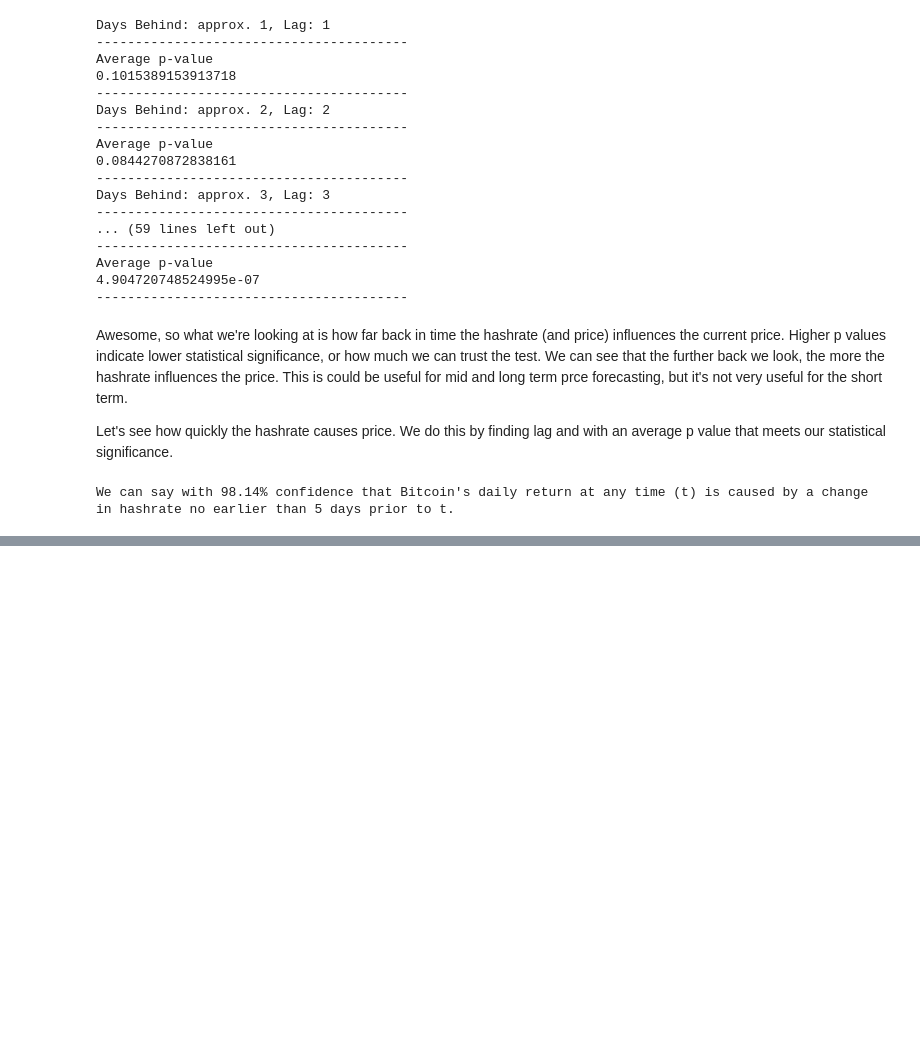
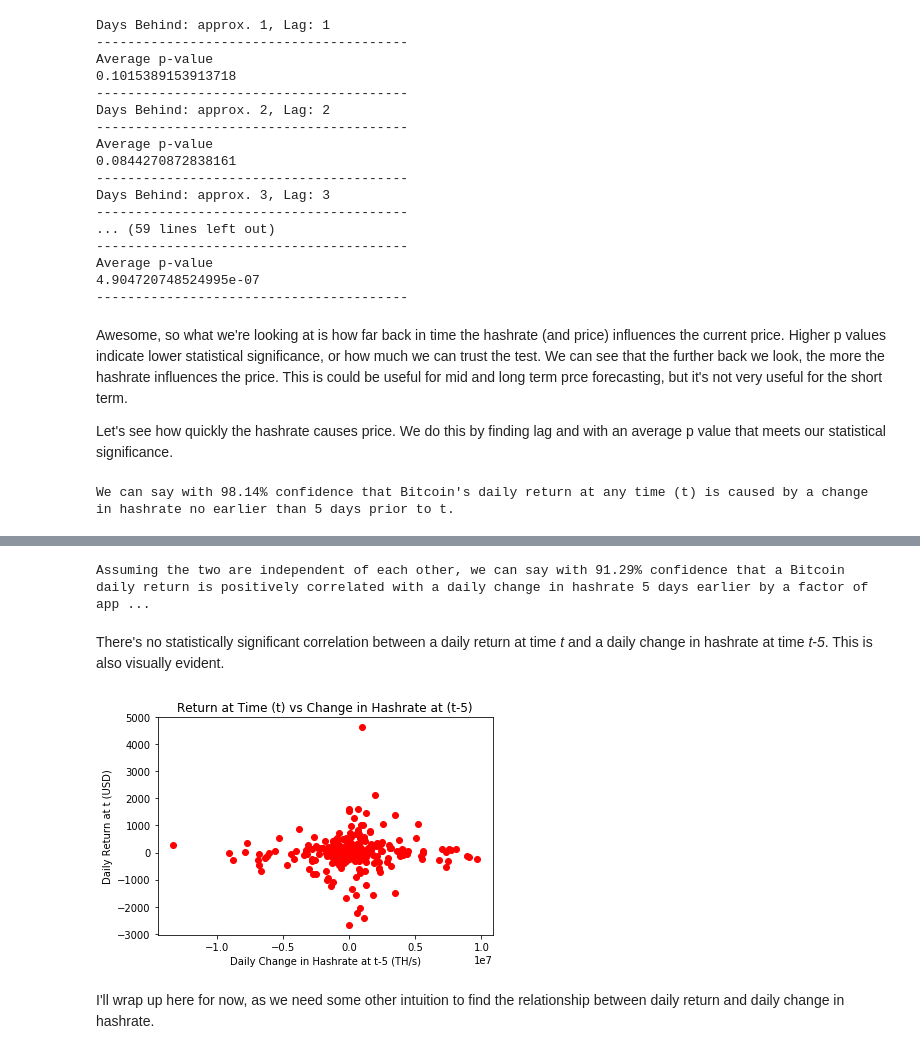
Before and after one commit to aunyks/btc-price-hashrate-causality, a Jupyter notebook: Bitcoin-Hashrate-Influence-On-Price.ipynb, the cells around one changed output, grey strips where cells are left out. Cells and saved outputs as stored; diff of their text form; code cells hidden in the pictures; blank space fills up the shorter version.

```diff
--- a/Bitcoin-Hashrate-Influence-On-Price.ipynb
+++ b/Bitcoin-Hashrate-Influence-On-Price.ipynb
@@ -268,0 +275,20 @@ There we are. Now we know that Bitcoin's price and hashrate are linearly correla
+# %%
+daily_returns = stationary_prices
+daily_hashrate_change = stationary_hashrates
+lag_offset = earliest_lag
+return_hashrate_correlation, rh_p = pearsonr(daily_returns[lag_offset:], daily_hashrate_change[:len(daily_hashrate_change) - lag_offset])
+print('Assuming the two are independent of each other, we can say with {0}% confidence that a Bitcoin daily return is {1} correlated with a daily change in hashrate 5 days earlier by a factor of approximately {2}.'.format('%.2f' % ((1 - rh_p) * 100), 'positively' if return_hashrate_correlation > 0 else 'negatively', '%.2f' % return_hashrate_correlation))
+# %% [output]
+Assuming the two are independent of each other, we can say with 91.29% confidence that a Bitcoin daily return is positively correlated with a daily change in hashrate 5 days earlier by a factor of app ...
+# %% [markdown]
+There's no statistically significant correlation between a daily return at time *t* and a daily change in hashrate at time *t-5*. This is also visually evident.
+# %%
+plt.title('Return at Time (t) vs Change in Hashrate at (t-5)')
+plt.ylabel('Daily Return at t (USD)')
+plt.xlabel('Daily Change in Hashrate at t-5 (TH/s)')
+plt.plot(daily_hashrate_change[:len(daily_hashrate_change) - lag_offset], daily_returns[lag_offset:], 'ro')
+plt.show()
+# %% [output]
+[figure, added]
+# %% [markdown]
+I'll wrap up here for now, as we need some other intuition to find the relationship between daily return and daily change in hashrate.
```
Also changed, not shown: parts of 3 cells of this notebook.
